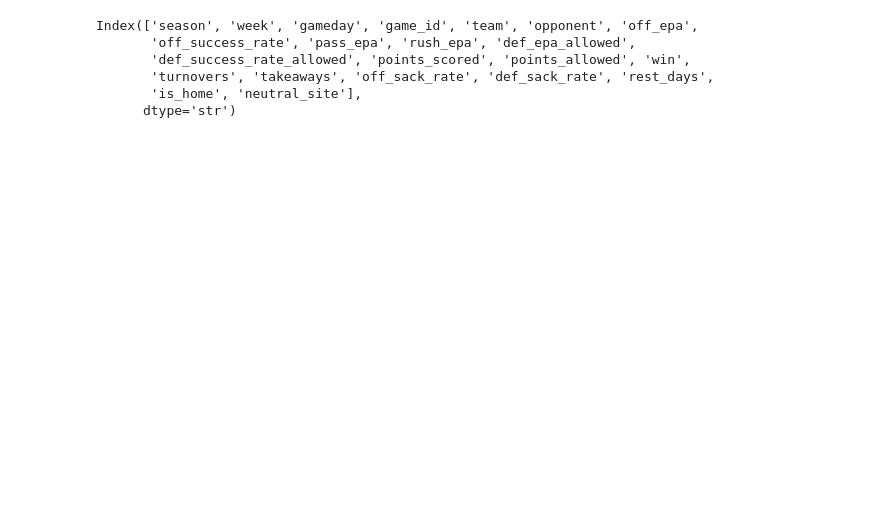
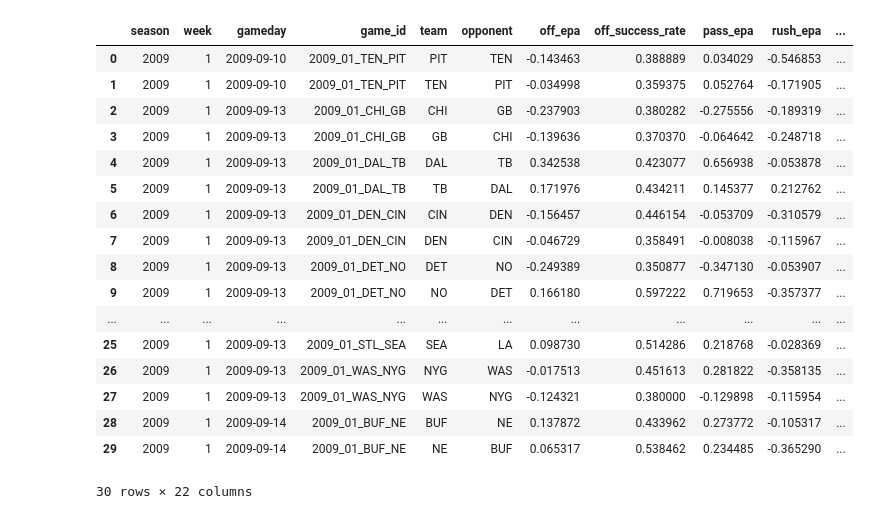
Before and after one commit to swcrockett/nfl-win-probability-model, a Jupyter notebook: notebooks/04_advanced_features.ipynb, the cells around one changed output. Saved outputs shown, nothing was run; the diff lists cells and outputs as text; code cells hidden in the pictures; blank space fills up the shorter version.

Commit message:
Initilized variables and sorted dataframe

```diff
--- a/notebooks/04_advanced_features.ipynb
+++ b/notebooks/04_advanced_features.ipynb
@@ -238,36 +238,48 @@ for feature_df in features_df:
 # %%
 team_game_columns = [
     'season',
     'week',
     'gameday',
     'game_id',
     'team',
     'opponent',
     'off_epa',
     'off_success_rate',
     'pass_epa',
     'rush_epa',
     'def_epa_allowed',
     'def_success_rate_allowed',
     'points_scored',
     'points_allowed',
     'win',
     'turnovers',
     'takeaways',
     'off_sack_rate',
     'def_sack_rate',
     'rest_days',
     'is_home',
     'neutral_site']
 team_games_df = (
     team_games_df[team_game_columns]
-    .sort_values(by=['game_id', 'team'])
+    .sort_values(by=['gameday', 'game_id', 'team'])
     .reset_index(drop=True))
-team_games_df.columns
+team_games_df.head(30)
 # %% [output]
+|  | season | week | gameday | game_id | team | opponent | off_epa | off_success_rate | pass_epa | rush_epa | ... |
+| 0 | 2009 | 1 | 2009-09-10 | 2009_01_TEN_PIT | PIT | TEN | -0.143463 | 0.388889 | 0.034029 | -0.546853 | ... |
+| 1 | 2009 | 1 | 2009-09-10 | 2009_01_TEN_PIT | TEN | PIT | -0.034998 | 0.359375 | 0.052764 | -0.171905 | ... |
+| 2 | 2009 | 1 | 2009-09-13 | 2009_01_CHI_GB | CHI | GB | -0.237903 | 0.380282 | -0.275556 | -0.189319 | ... |
+| 3 | 2009 | 1 | 2009-09-13 | 2009_01_CHI_GB | GB | CHI | -0.139636 | 0.370370 | -0.064642 | -0.248718 | ... |
+| 4 | 2009 | 1 | 2009-09-13 | 2009_01_DAL_TB | DAL | TB | 0.342538 | 0.423077 | 0.656938 | -0.053878 | ... |
+| 5 | 2009 | 1 | 2009-09-13 | 2009_01_DAL_TB | TB | DAL | 0.171976 | 0.434211 | 0.145377 | 0.212762 | ... |
+| 6 | 2009 | 1 | 2009-09-13 | 2009_01_DEN_CIN | CIN | DEN | -0.156457 | 0.446154 | -0.053709 | -0.310579 | ... |
+| 7 | 2009 | 1 | 2009-09-13 | 2009_01_DEN_CIN | DEN | CIN | -0.046729 | 0.358491 | -0.008038 | -0.115967 | ... |
+| 8 | 2009 | 1 | 2009-09-13 | 2009_01_DET_NO | DET | NO | -0.249389 | 0.350877 | -0.347130 | -0.053907 | ... |
+| 9 | 2009 | 1 | 2009-09-13 | 2009_01_DET_NO | NO | DET | 0.166180 | 0.597222 | 0.719653 | -0.357377 | ... |
+| ... | ... | ... | ... | ... | ... | ... | ... | ... | ... | ... | ... |
+| 25 | 2009 | 1 | 2009-09-13 | 2009_01_STL_SEA | SEA | LA | 0.098730 | 0.514286 | 0.218768 | -0.028369 | ... |
+| 26 | 2009 | 1 | 2009-09-13 | 2009_01_WAS_NYG | NYG | WAS | -0.017513 | 0.451613 | 0.281822 | -0.358135 | ... |
+| 27 | 2009 | 1 | 2009-09-13 | 2009_01_WAS_NYG | WAS | NYG | -0.124321 | 0.380000 | -0.129898 | -0.115954 | ... |
+| 28 | 2009 | 1 | 2009-09-14 | 2009_01_BUF_NE | BUF | NE | 0.137872 | 0.433962 | 0.273772 | -0.105317 | ... |
+| 29 | 2009 | 1 | 2009-09-14 | 2009_01_BUF_NE | NE | BUF | 0.065317 | 0.538462 | 0.234485 | -0.365290 | ... |
-Index(['season', 'week', 'gameday', 'game_id', 'team', 'opponent', 'off_epa',
-       'off_success_rate', 'pass_epa', 'rush_epa', 'def_epa_allowed',
-       'def_success_rate_allowed', 'points_scored', 'points_allowed', 'win',
-       'turnovers', 'takeaways', 'off_sack_rate', 'def_sack_rate', 'rest_days',
-       'is_home', 'neutral_site'],
-      dtype='str')
+30 rows × 22 columns
```
